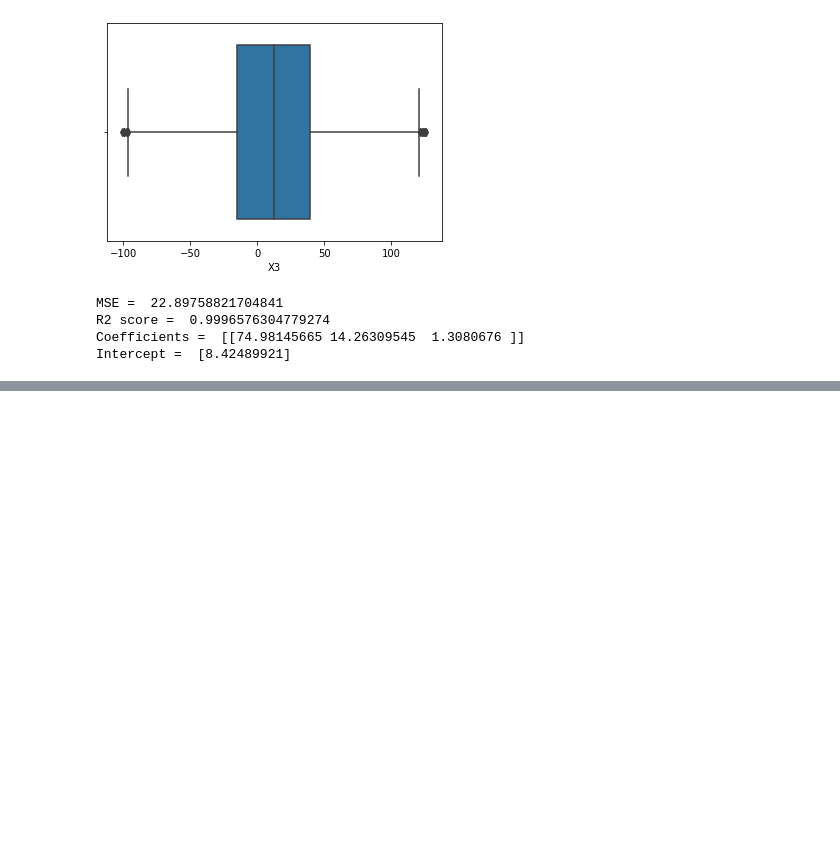
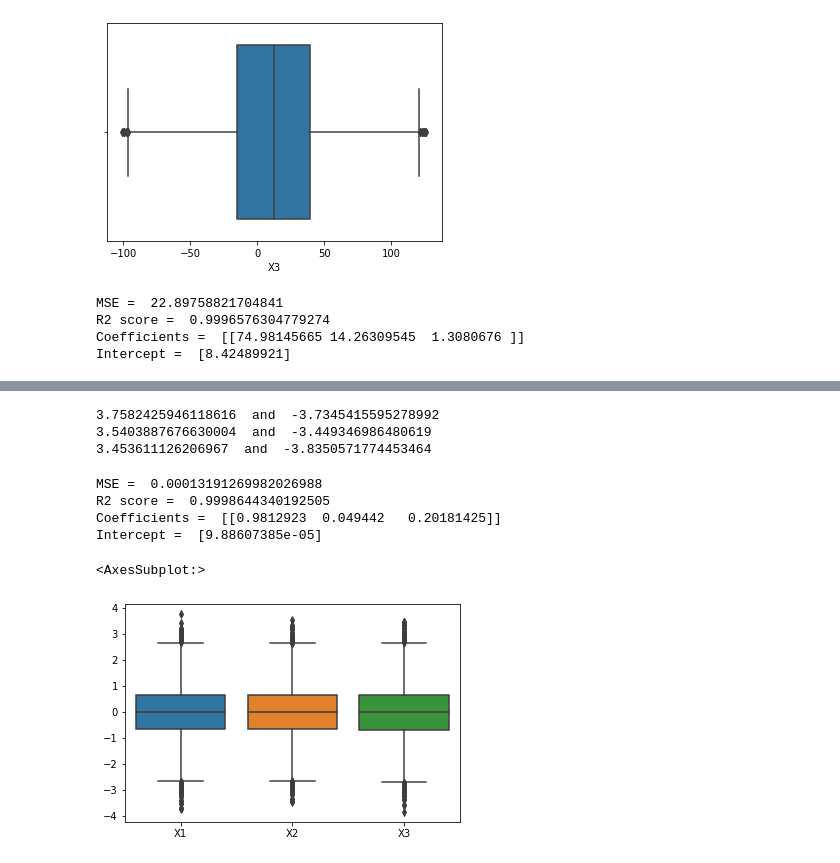
Before and after one commit to faisalm14/702-Coursework, a Jupyter notebook: 702 Task2.ipynb, the cells around one changed output, grey strips where cells are left out. Drawn from its saved outputs; the diff is of its cells as text; code cells hidden in the pictures; blank space fills up the shorter version.

```diff
--- a/702 Task2.ipynb
+++ b/702 Task2.ipynb
@@ -548,0 +669,11 @@ Intercept =  [8.42489921]
+# %%
+X = copy.deepcopy(temp)
+y = copy.deepcopy(temp1)
+
+scaler = StandardScaler()
+X = scaler.fit_transform(X)
+X = pd.DataFrame(X)
+print(X.head)
+print(type(X))
+y = scaler.fit_transform(y)
+y = pd.DataFrame(y)
@@ -548,0 +696,34 @@ Intercept =  [8.42489921]
+# %%
+X = X.rename({0: 'X1', 1: 'X2', 2: 'X3'}, axis=1)  # keeping column names consistent to be used with results
+
+print(X['X1'].max()," and ", X['X1'].min())
+print(X['X2'].max()," and ", X['X2'].min())
+print(X['X3'].max()," and ", X['X3'].min())
+# %% [output]
+3.7582425946118616  and  -3.7345415595278992
+3.5403887676630004  and  -3.449346986480619
+3.453611126206967  and  -3.8350571774453464
+# %%
+X_train, X_test, y_train, y_test = train_test_split(X, y, test_size=0.30, random_state=44)
+lreg.fit(X_train, y_train)
+
+y_pred = lreg.predict(X_test)
+
+
+mse = mean_squared_error(y_test, y_pred)
+print("MSE = ", mse)
+
+r2 = r2_score(y_test, y_pred)
+print("R2 score = ", r2)
+print("Coefficients = ", lreg.coef_)
+print("Intercept = ", lreg.intercept_)
+# %% [output]
+MSE =  0.00013191269982026988
+R2 score =  0.9998644340192505
+Coefficients =  [[0.9812923  0.049442   0.20181425]]
+Intercept =  [9.88607385e-05]
+# %%
+sns.boxplot(data = X)
+# %% [output]
+<AxesSubplot:>
+[figure, added]
```
Also changed, not shown: parts of 12 cells of this notebook.
